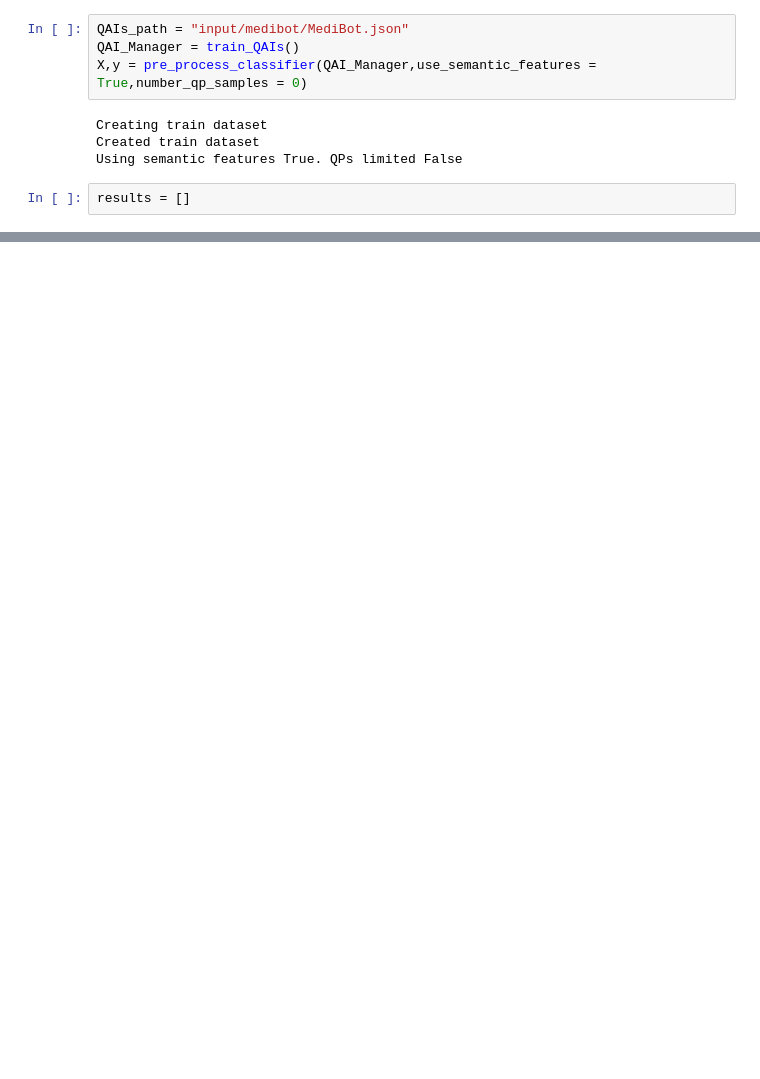
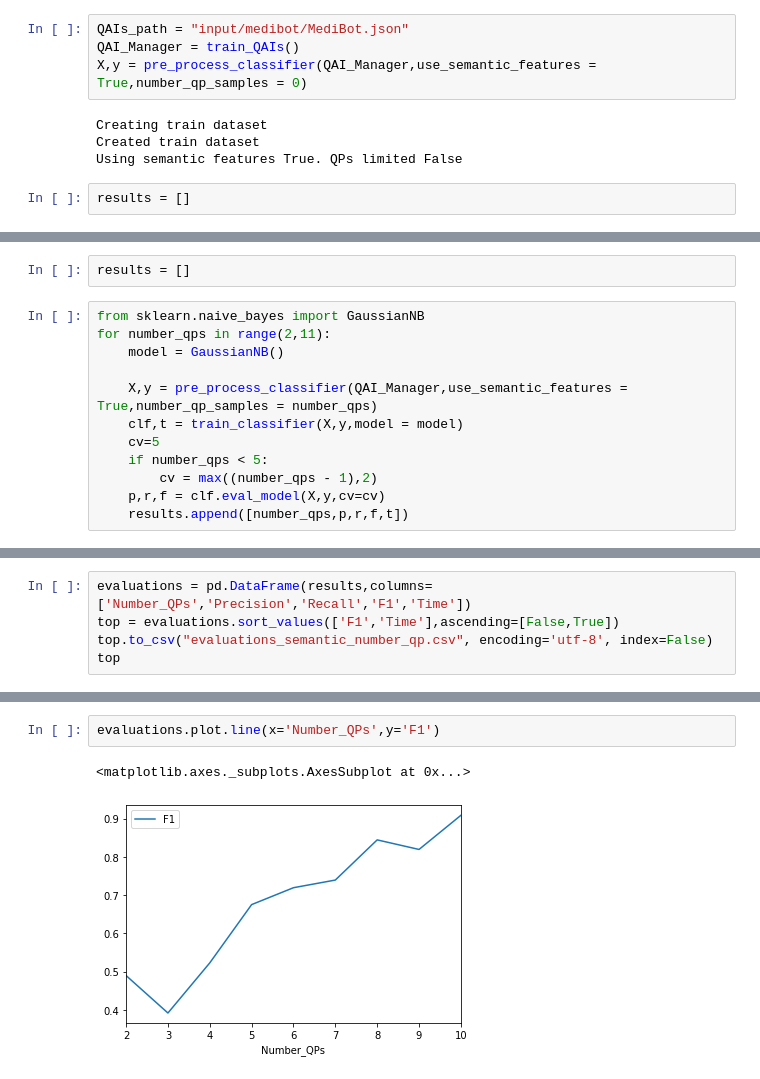
Before and after one commit to CaioViktor/CONQUEST_medibot_experiments, a Jupyter notebook: experiments_classifier.ipynb, the cells around one changed output, grey strips where cells are left out. Cells and saved outputs as stored; diff of their text form; blank space fills up the shorter version.

```diff
--- a/experiments_classifier.ipynb
+++ b/experiments_classifier.ipynb
@@ -335,0 +655,14 @@ top_5
+# %%
+results = []
+# %%
+from sklearn.naive_bayes import GaussianNB
+for number_qps in range(2,11):
+    model = GaussianNB()
+
+    X,y = pre_process_classifier(QAI_Manager,use_semantic_features = True,number_qp_samples = number_qps)
+    clf,t = train_classifier(X,y,model = model)
+    cv=5
+    if number_qps < 5:
+        cv = max((number_qps - 1),2)
+    p,r,f = clf.eval_model(X,y,cv=cv)
+    results.append([number_qps,p,r,f,t])
@@ -335,0 +687,5 @@ top_5
+# %%
+evaluations = pd.DataFrame(results,columns=['Number_QPs','Precision','Recall','F1','Time'])
+top = evaluations.sort_values(['F1','Time'],ascending=[False,True])
+top.to_csv("evaluations_semantic_number_qp.csv", encoding='utf-8', index=False)
+top
@@ -335,0 +703,5 @@ top_5
+# %%
+evaluations.plot.line(x='Number_QPs',y='F1')
+# %% [output]
+<matplotlib.axes._subplots.AxesSubplot at 0x...>
+[figure, added]
```
Also changed, not shown: parts of 49 cells of this notebook, 6 other files.
